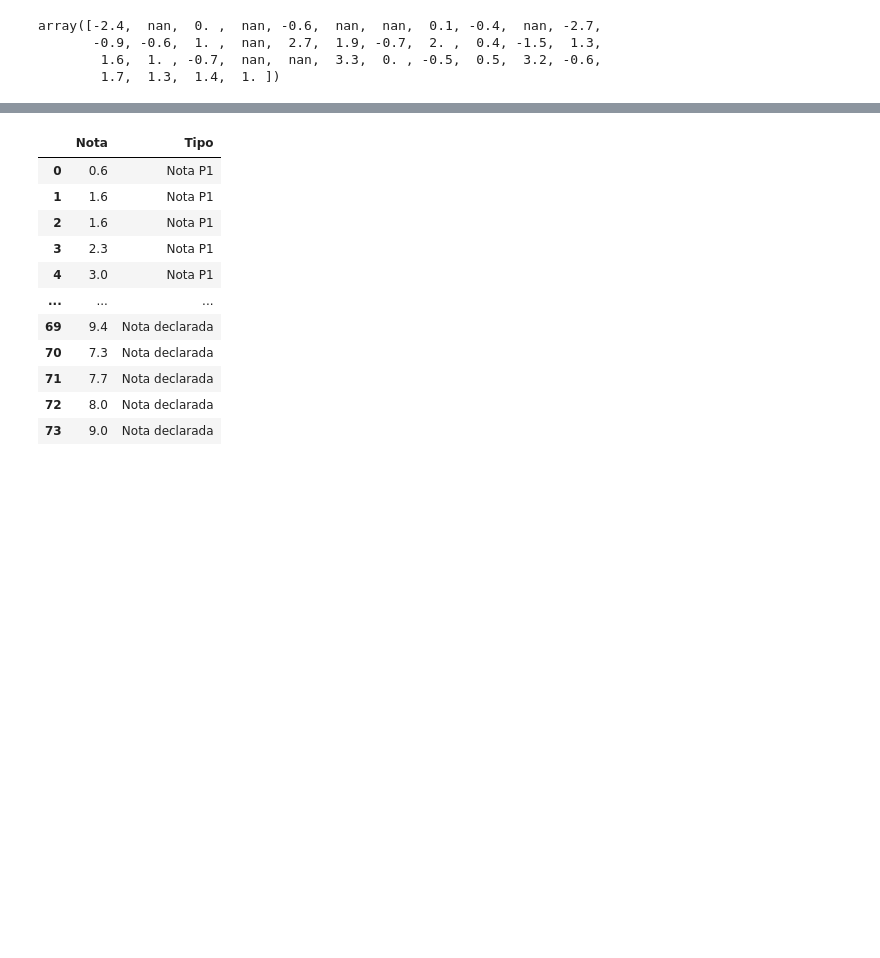
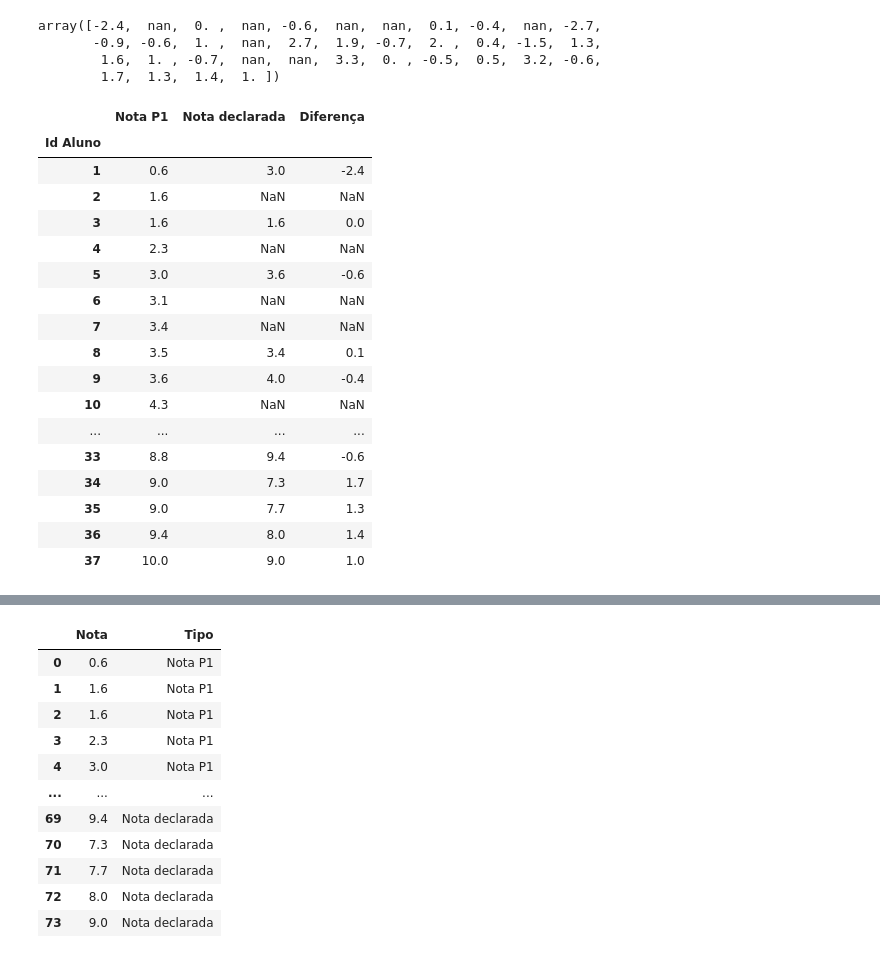
Before and after one commit to cibelerusso/IntroducaoaInferenciaEstatistica, a Jupyter notebook: Notebooks/Testes_de_Hipoteses.ipynb, the cells around one changed output, grey strips where cells are left out. Drawn from its saved outputs; the diff is of its cells as text; code cells hidden in the pictures; blank space fills up the shorter version.

```diff
--- a/Notebooks/Testes_de_Hipoteses.ipynb
+++ b/Notebooks/Testes_de_Hipoteses.ipynb
@@ -208,5 +223,26 @@ array([-2.4,  nan,  0. ,  nan, -0.6,  nan,  nan,  0.1, -0.4,  nan, -2.7,
        -0.9, -0.6,  1. ,  nan,  2.7,  1.9, -0.7,  2. ,  0.4, -1.5,  1.3,
         1.6,  1. , -0.7,  nan,  nan,  3.3,  0. , -0.5,  0.5,  3.2, -0.6,
         1.7,  1.3,  1.4,  1. ])
+# %%
+dados
+# %% [output]
+|  | Nota P1 | Nota declarada | Diferença |
+| Id Aluno |  |  |  |
+| 1 | 0.6 | 3.0 | -2.4 |
+| 2 | 1.6 | NaN | NaN |
+| 3 | 1.6 | 1.6 | 0.0 |
+| 4 | 2.3 | NaN | NaN |
+| 5 | 3.0 | 3.6 | -0.6 |
+| 6 | 3.1 | NaN | NaN |
+| 7 | 3.4 | NaN | NaN |
+| 8 | 3.5 | 3.4 | 0.1 |
+| 9 | 3.6 | 4.0 | -0.4 |
+| 10 | 4.3 | NaN | NaN |
+| ... | ... | ... | ... |
+| 33 | 8.8 | 9.4 | -0.6 |
+| 34 | 9.0 | 7.3 | 1.7 |
+| 35 | 9.0 | 7.7 | 1.3 |
+| 36 | 9.4 | 8.0 | 1.4 |
+| 37 | 10.0 | 9.0 | 1.0 |
 # %%
 import seaborn as sns
```
Also changed, not shown: parts of 28 cells of this notebook.
